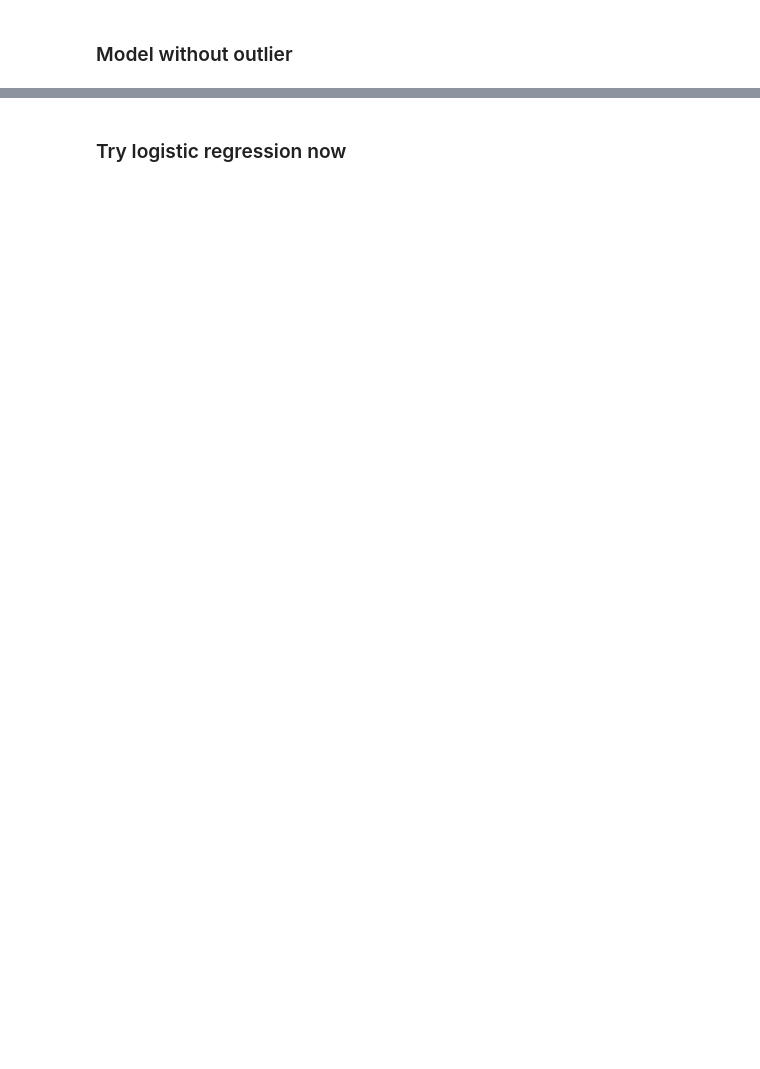
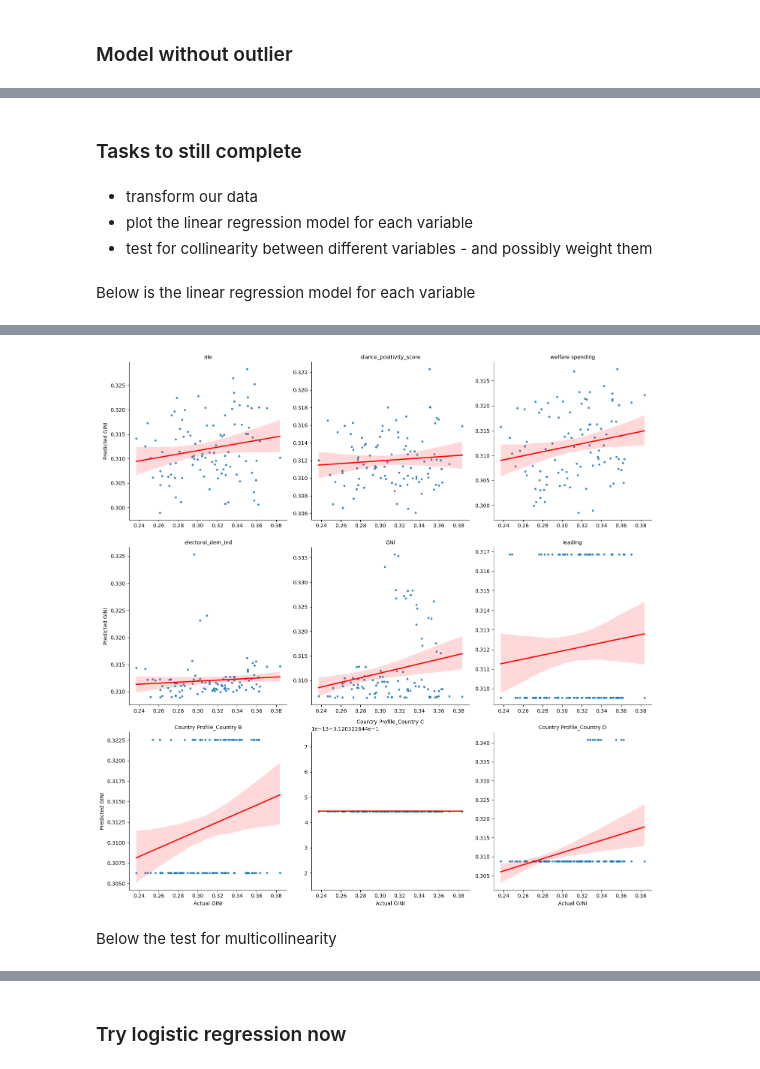
Before and after one commit to sebastian-graeff/MaifestoGroup, a Jupyter notebook: LinearRegression.ipynb, the cells around one changed output, grey strips where cells are left out. Cells and saved outputs as stored; diff of their text form; code cells hidden in the pictures; blank space fills up the shorter version.

Commit message:
Late update regression

```diff
--- a/LinearRegression.ipynb
+++ b/LinearRegression.ipynb
@@ -305,3 +385,76 @@ Notes:
 [1] Standard Errors assume that the covariance matrix of the errors is correctly specified.
 [2] The smallest eigenvalue is      0. This might indicate that there are
 strong multicollinearity problems or that the design matrix is singular.
+# %% [markdown]
+### Tasks to still complete
+# %% [markdown]
+* transform our data
+* plot the linear regression model for each variable
+* test for collinearity between different variables - and possibly weight them
+# %% [markdown]
+Below is the linear regression model for each variable
+# %%
+X_train, X_test, y_train, y_test = train_test_split(X, y, test_size=0.2, random_state=42)
+
+# Linear regression model for combined model
+model = LinearRegression()
+
+# Train the model
+model.fit(X_train, y_train)
+
+# Get the coefficients
+coefficients = model.coef_
+intercept = model.intercept_
+
+# Combine coefficients into a single array for statsmodels
+coefficients_statsmodels = np.concatenate(([intercept], coefficients))
+
+# Predict Gini index values on training and testing sets
+predicted_gini_train = model.predict(X_train)
+predicted_gini_test = model.predict(X_test)
+
+# Evaluate the model
+train_rmse = mean_squared_error(y_train, predicted_gini_train, squared=False)
+test_rmse = mean_squared_error(y_test, predicted_gini_test, squared=False)
+train_r2 = r2_score(y_train, predicted_gini_train)
+test_r2 = r2_score(y_test, predicted_gini_test)
+
+# Add predicted Gini index to the DataFrame
+data_no_outliers['Predicted_Gini'] = model.predict(X)
+
+# Use statsmodels to further analyze the regression
+X_with_intercept = sm.add_constant(X)  # Add intercept to X for statsmodels
+model = sm.OLS(y, X_with_intercept)
+results = model.fit()
+
+# Print the summary of the regression results from statsmodels
+print(results.summary())
+
+# Prepare data for individual models
+plot_data = pd.DataFrame({
+    'Actual_GINI': y
+})
+
+for column in X.columns:
+    X_single = X[[column]]
+    model_single = LinearRegression()
+    model_single.fit(X_single, y)
+    predicted_gini = model_single.predict(X_single)
+    plot_data[column] = predicted_gini
+
+# Melt the DataFrame for seaborn FacetGrid
+plot_data_melted = plot_data.melt(id_vars=['Actual_GINI'], var_name='Predictor', value_name='Predicted_GINI')
+
+# Create the FacetGrid
+g = sns.FacetGrid(plot_data_melted, col='Predictor', col_wrap=3, height=5, sharex=False, sharey=False)
+
+# Map the scatter plot to each facet
+g.map(sns.regplot, 'Actual_GINI', 'Predicted_GINI', scatter_kws={'s': 10}, line_kws={'color': 'red'})
+
+# Add titles and labels
+g.set_axis_labels("Actual GINI", "Predicted GINI")
+g.set_titles(col_template="{col_name}")
+
+plt.tight_layout()
+plt.show()
+# %% [output]
@@ -307,0 +478,3 @@ strong multicollinearity problems or that the design matrix is singular.
+[figure, added]
+# %% [markdown]
+Below the test for multicollinearity
```
Also changed, not shown: parts of 26 cells of this notebook.
